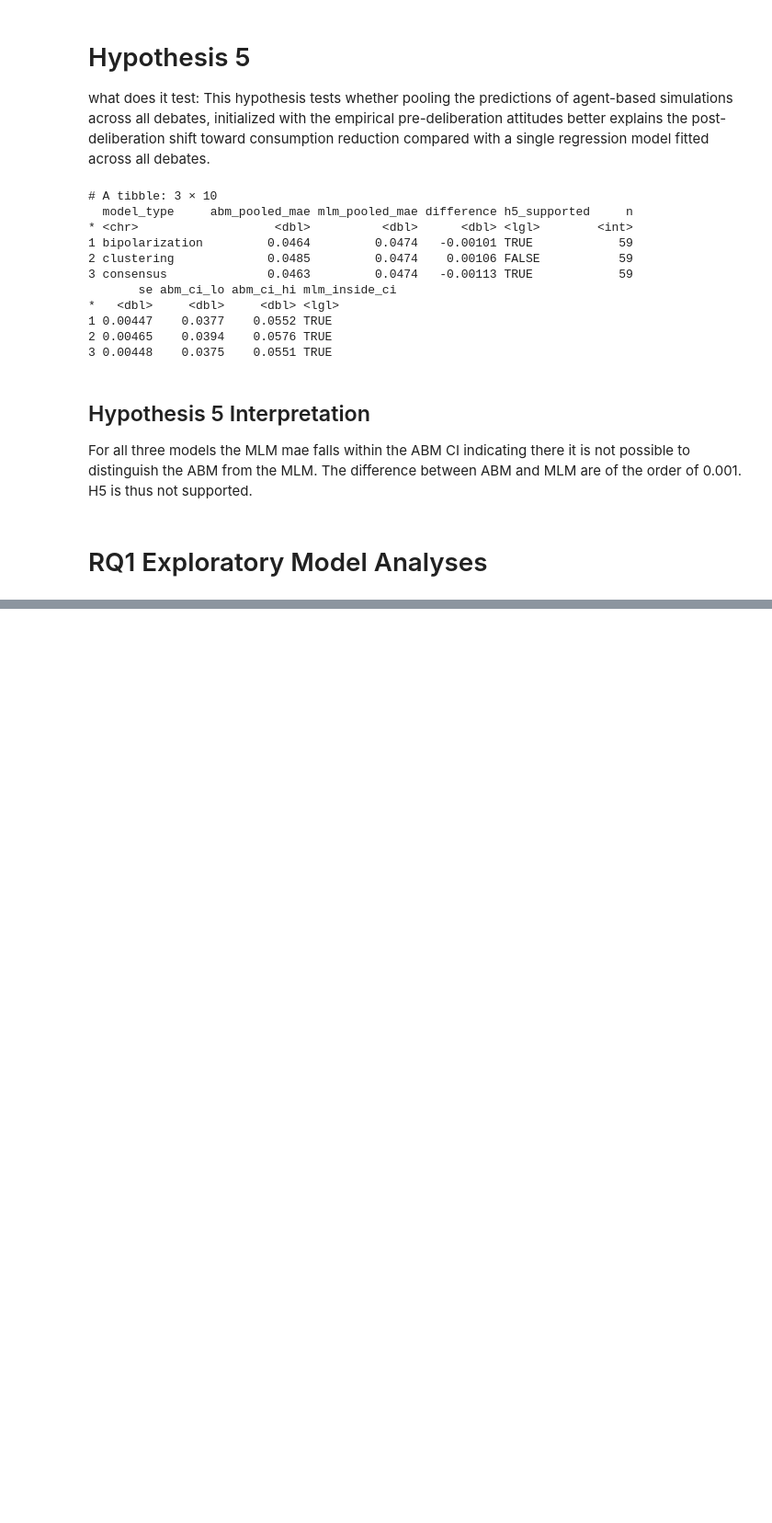
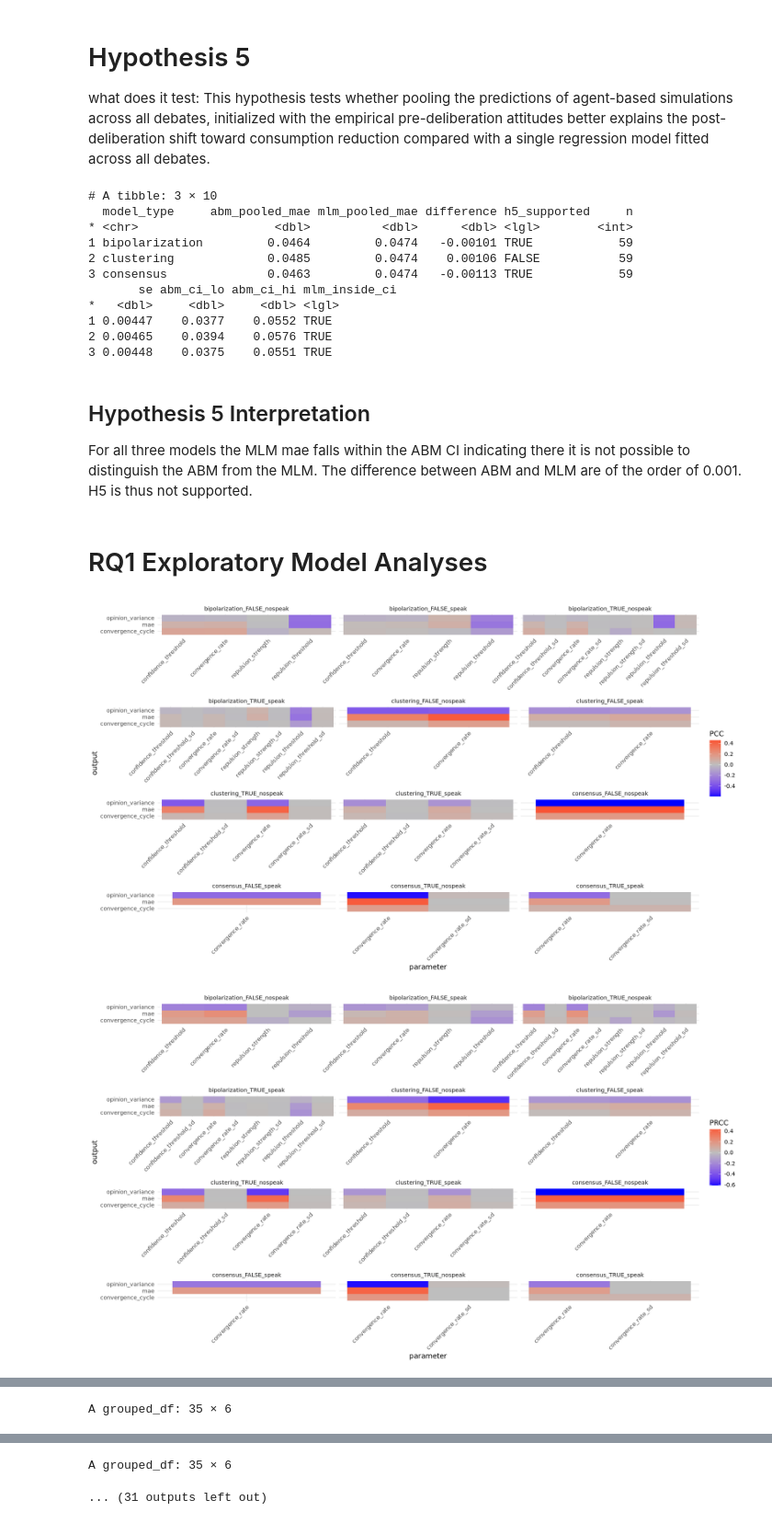
Before and after one commit to NomNom-tk/AGROPT-MODEL, a Jupyter notebook: data-anal/week of 27-4/Hypotheses.ipynb, the cells around one changed output, grey strips where cells are left out. Shown at 92% size. Cells and saved outputs as stored; diff of their text form; code cells hidden in the pictures; blank space fills up the shorter version.

```diff
--- a/data-anal/week of 27-4/Hypotheses.ipynb
+++ b/data-anal/week of 27-4/Hypotheses.ipynb
@@ -680,3 +654,77 @@ print(ga_outputs$results$models$df_h5, width = Inf)
 For all three models the MLM mae falls within the ABM CI indicating there it is not possible to distinguish the ABM from the MLM. The difference between ABM and MLM are of the order of 0.001. H5 is thus not supported.
 # %% [markdown]
 # RQ1 Exploratory Model Analyses
+# %%
+options(repr.plot.width = 14, repr.plot.height = 8)
+
+# Sensitivity LHS
+# Plots
+lhs_outputs$plots$pcc()
+lhs_outputs$plots$prcc()
+lhs_outputs$plots$rf_importance_model_types(output_filter = "mae")
+lhs_outputs$plots$pdp_v1("consensus", "FALSE", "mae", "convergence_rate")
+lhs_outputs$plots$pdp_v1("clustering", "FALSE", "mae", "confidence_threshold")
+lhs_outputs$plots$pdp_v1("bipolarization", "FALSE", "mae", "confidence_threshold")
+
+lhs_outputs$plots$rf_importance_model_types(output_filter = "convergence_cycle")
+
+# Tables
+lhs_outputs$results$sensitivity$combined$pcc %>%
+  group_by(key) %>%
+  slice_max(abs(PCC), n = 3)
+
+lhs_outputs$results$sensitivity$combined$prcc %>%
+  group_by(key) %>%
+  slice_max(abs(PRCC), n = 3)
+
+# Convergence Dynamics
+# Plots
+ga_outputs$plots$convergence()
+ga_outputs$plots$convergence_compar()
+ga_outputs$plots$tradeoff_agg()
+ga_outputs$plots$tradeoff_raw()
+
+# Summary tables
+ga_outputs$results$dynamics$conv_debate %>%
+  group_by(model_type, speaking_mode) %>%
+  summarize(mean_conv = mean(mean_conv),
+            mean_mae = mean(mean_mae), .groups = "drop")
+
+# Convergence: 301 rows → collapse to per-model summary
+lhs_outputs$results$behavioral$convergence %>%
+  group_by(model_type, speaking_mode) %>%
+  summarize(mean_cycles = mean(cycles_mean),
+            sd_cycles = sd(cycles_mean), .groups = "drop")
+
+ga_outputs$results$dynamics$clusters %>%
+  group_by(model_type) %>%
+  summarize(mean_cluster_change = mean(mean_cluster_change), .groups = "drop")
+
+
+# Model Performance (LHS)
+lhs_outputs$results$comparisons$ranking
+lhs_outputs$results$comparisons$mae_delta_compar
+lhs_outputs$results$behavioral$heterogen
+lhs_outputs$results$dynamics$failures
+lhs_outputs$results$regions$bounds
+
+# Stochasticity LHS
+lhs_outputs$results$behavioral$stochastic %>%
+  group_by(design_cell) %>%
+  summarize(mean_mae_sd = mean(mae_sd, na.rm = TRUE),
+            max_mae_sd = max(mae_sd, na.rm = TRUE),
+            n = n(), .groups = "drop")
+
+# Debate Comp Errors (GA)
+# Shows which model types fail on which debates — ties directly to
+# "which parameters/models struggle where"
+ga_outputs$plots$debate_comp_errors()
+
+# Model ranking visualization — the visual version of the ranking table
+ga_outputs$plots$model_performance_rank_main()
+
+# Directional/Valence GA (post hoc)
+ga_outputs$results$comparisons$valence_metrics
+# %% [output]
+[figure, added]
+[figure, added]
@@ -682,0 +750 @@ For all three models the MLM mae falls within the ABM CI indicating there it is
+A grouped_df: 35 × 6
@@ -682,0 +769,2 @@ For all three models the MLM mae falls within the ABM CI indicating there it is
+A grouped_df: 35 × 6
+... (31 outputs left out)
```
Also changed, not shown: parts of 17 cells of this notebook, 5 other files.
